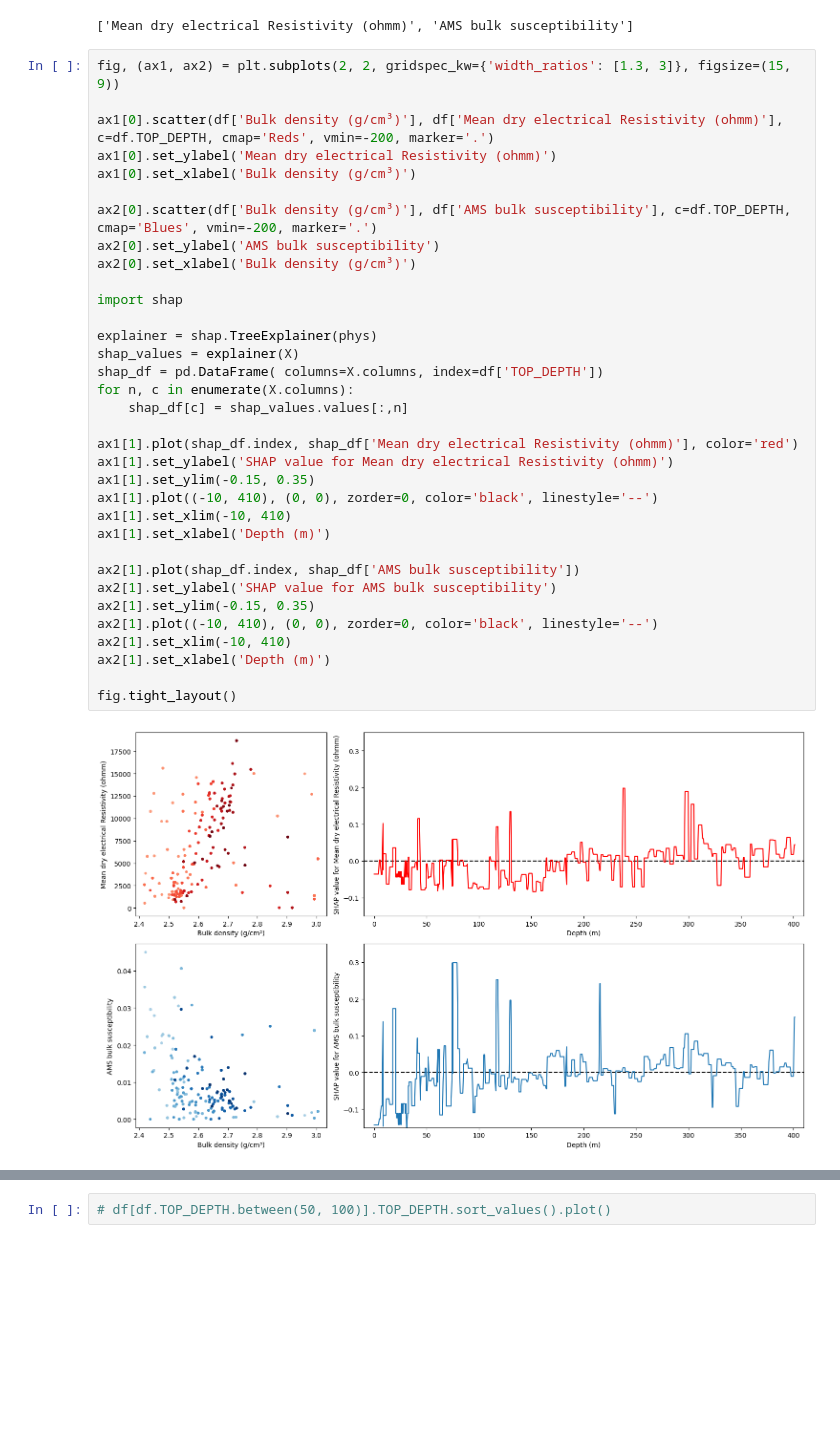
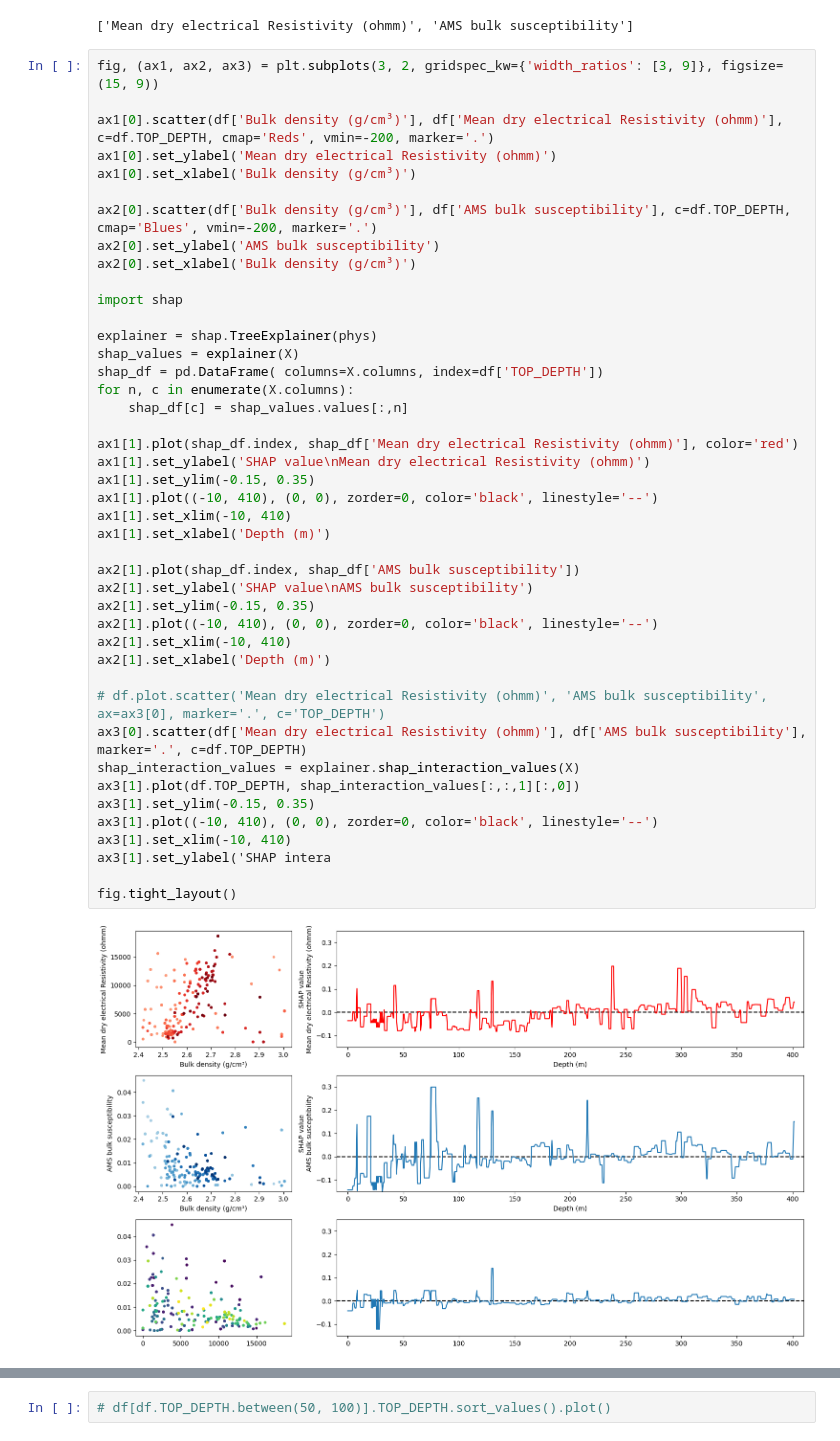
Before and after one commit to SerpRateAI/AI-pipeline-boreholes, a Jupyter notebook: ams-resist-analysis.ipynb, the cells around one changed output, grey strips where cells are left out. Cells and saved outputs as stored; diff of their text form; blank space fills up the shorter version.

Commit message:
added shap interaction plot

```diff
--- a/ams-resist-analysis.ipynb
+++ b/ams-resist-analysis.ipynb
@@ -422,39 +422,48 @@ physics
 # %% [output]
 ['Mean dry electrical Resistivity (ohmm)', 'AMS bulk susceptibility']
 # %%
-fig, (ax1, ax2) = plt.subplots(2, 2, gridspec_kw={'width_ratios': [1.3, 3]}, figsize=(15, 9))
+fig, (ax1, ax2, ax3) = plt.subplots(3, 2, gridspec_kw={'width_ratios': [3, 9]}, figsize=(15, 9))
 
 ax1[0].scatter(df['Bulk density (g/cm³)'], df['Mean dry electrical Resistivity (ohmm)'], c=df.TOP_DEPTH, cmap='Reds', vmin=-200, marker='.')
 ax1[0].set_ylabel('Mean dry electrical Resistivity (ohmm)')
 ax1[0].set_xlabel('Bulk density (g/cm³)')
 
 ax2[0].scatter(df['Bulk density (g/cm³)'], df['AMS bulk susceptibility'], c=df.TOP_DEPTH, cmap='Blues', vmin=-200, marker='.')
 ax2[0].set_ylabel('AMS bulk susceptibility')
 ax2[0].set_xlabel('Bulk density (g/cm³)')
 
 import shap
 
 explainer = shap.TreeExplainer(phys)
 shap_values = explainer(X)
 shap_df = pd.DataFrame( columns=X.columns, index=df['TOP_DEPTH'])
 for n, c in enumerate(X.columns):
     shap_df[c] = shap_values.values[:,n]
 
 ax1[1].plot(shap_df.index, shap_df['Mean dry electrical Resistivity (ohmm)'], color='red')
-ax1[1].set_ylabel('SHAP value for Mean dry electrical Resistivity (ohmm)')
+ax1[1].set_ylabel('SHAP value\nMean dry electrical Resistivity (ohmm)')
 ax1[1].set_ylim(-0.15, 0.35)
 ax1[1].plot((-10, 410), (0, 0), zorder=0, color='black', linestyle='--')
 ax1[1].set_xlim(-10, 410)
 ax1[1].set_xlabel('Depth (m)')
 
 ax2[1].plot(shap_df.index, shap_df['AMS bulk susceptibility'])
-ax2[1].set_ylabel('SHAP value for AMS bulk susceptibility')
+ax2[1].set_ylabel('SHAP value\nAMS bulk susceptibility')
 ax2[1].set_ylim(-0.15, 0.35)
 ax2[1].plot((-10, 410), (0, 0), zorder=0, color='black', linestyle='--')
 ax2[1].set_xlim(-10, 410)
 ax2[1].set_xlabel('Depth (m)')
 
+# df.plot.scatter('Mean dry electrical Resistivity (ohmm)', 'AMS bulk susceptibility', ax=ax3[0], marker='.', c='TOP_DEPTH')
+ax3[0].scatter(df['Mean dry electrical Resistivity (ohmm)'], df['AMS bulk susceptibility'], marker='.', c=df.TOP_DEPTH)
+shap_interaction_values = explainer.shap_interaction_values(X)
+ax3[1].plot(df.TOP_DEPTH, shap_interaction_values[:,:,1][:,0])
+ax3[1].set_ylim(-0.15, 0.35)
+ax3[1].plot((-10, 410), (0, 0), zorder=0, color='black', linestyle='--')
+ax3[1].set_xlim(-10, 410)
+ax3[1].set_ylabel('SHAP intera
+
 fig.tight_layout()
 # %% [output]
-[figure, old version]
+[figure, new version]
 # %%
```
Also changed, not shown: parts of 4 cells of this notebook.
